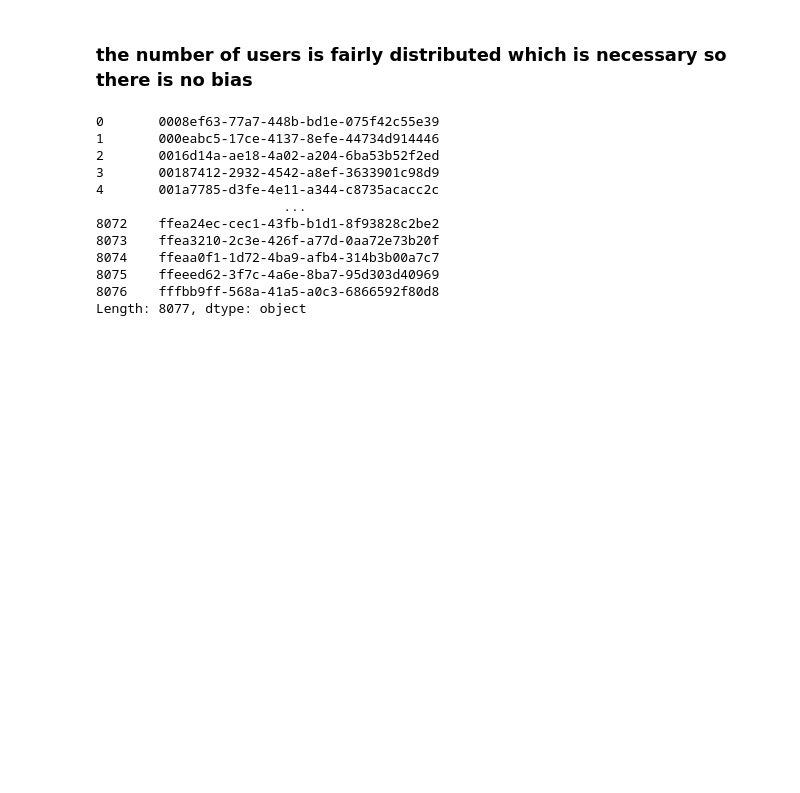
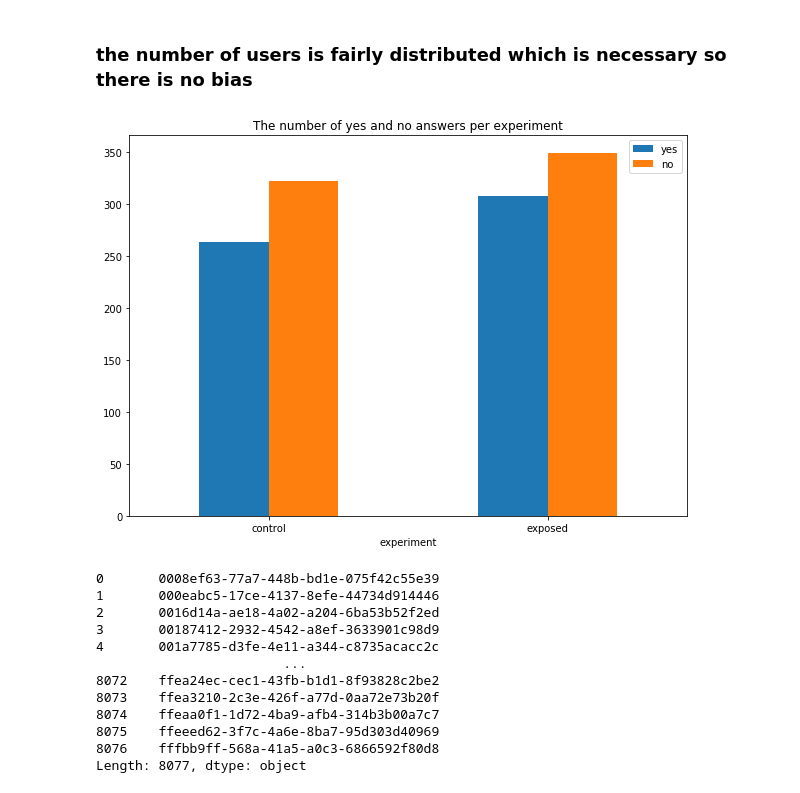
Before and after one commit to sam23121/abtest-mlops, a Jupyter notebook: notebooks/categorical_analysis.ipynb, the cells around one changed output. Saved outputs shown, nothing was run; the diff lists cells and outputs as text; code cells hidden in the pictures; blank space fills up the shorter version.

```diff
--- a/notebooks/categorical_analysis.ipynb
+++ b/notebooks/categorical_analysis.ipynb
@@ -190,6 +190,12 @@ plot_count(df, 'experiment')
 [figure]
 # %% [markdown]
 ### the number of users is fairly distributed which is necessary so there is no bias
+# %%
+yes_no_agg = df.groupby('experiment').agg({'yes': 'sum', 'no': 'sum'})
+ax = yes_no_agg.plot.bar( y=['yes', 'no'],  title="The number of yes and no answers per experiment",
+                          rot=0, figsize=(10,7))
+# %% [output]
+[figure, added]
 # %%
 pd.Series(df['auction_id'].unique())
 # %% [output]
```
Also changed, not shown: 1 other file.
